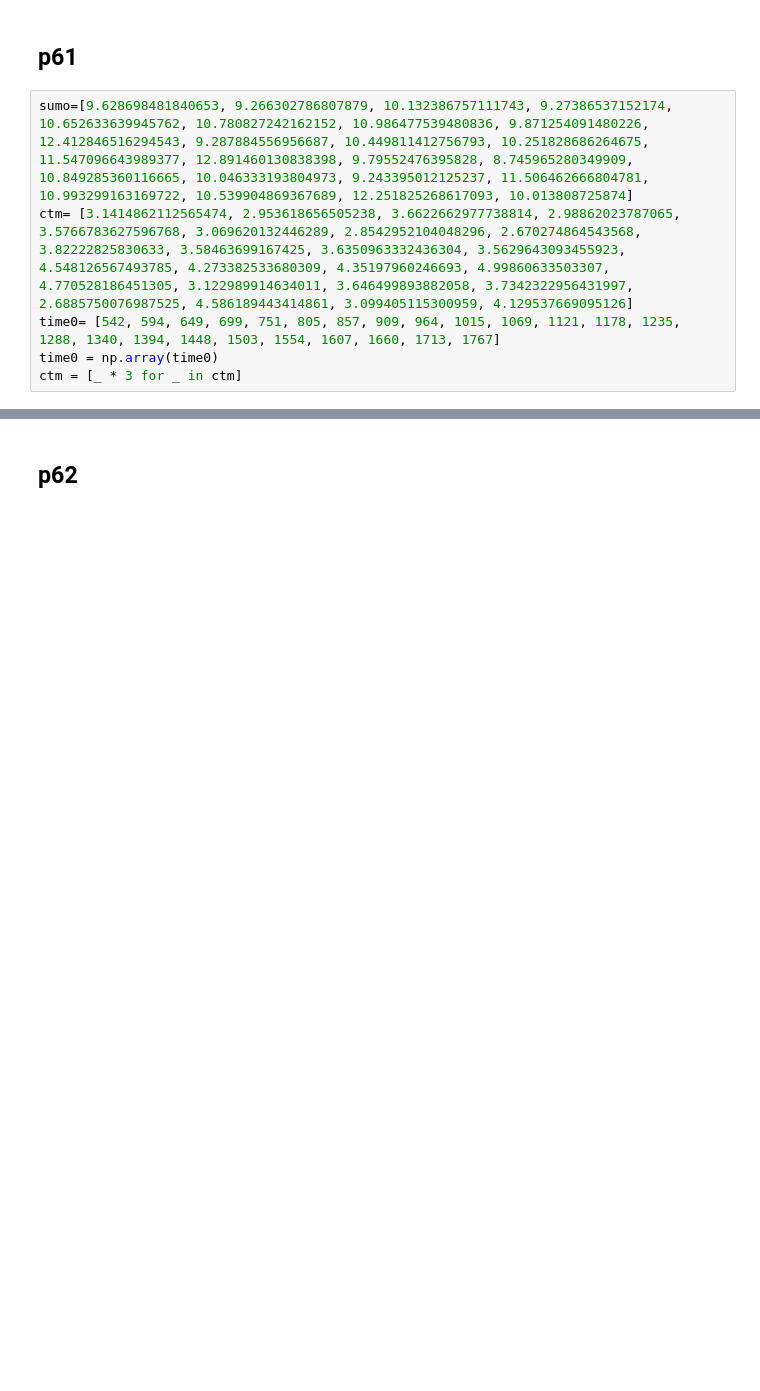
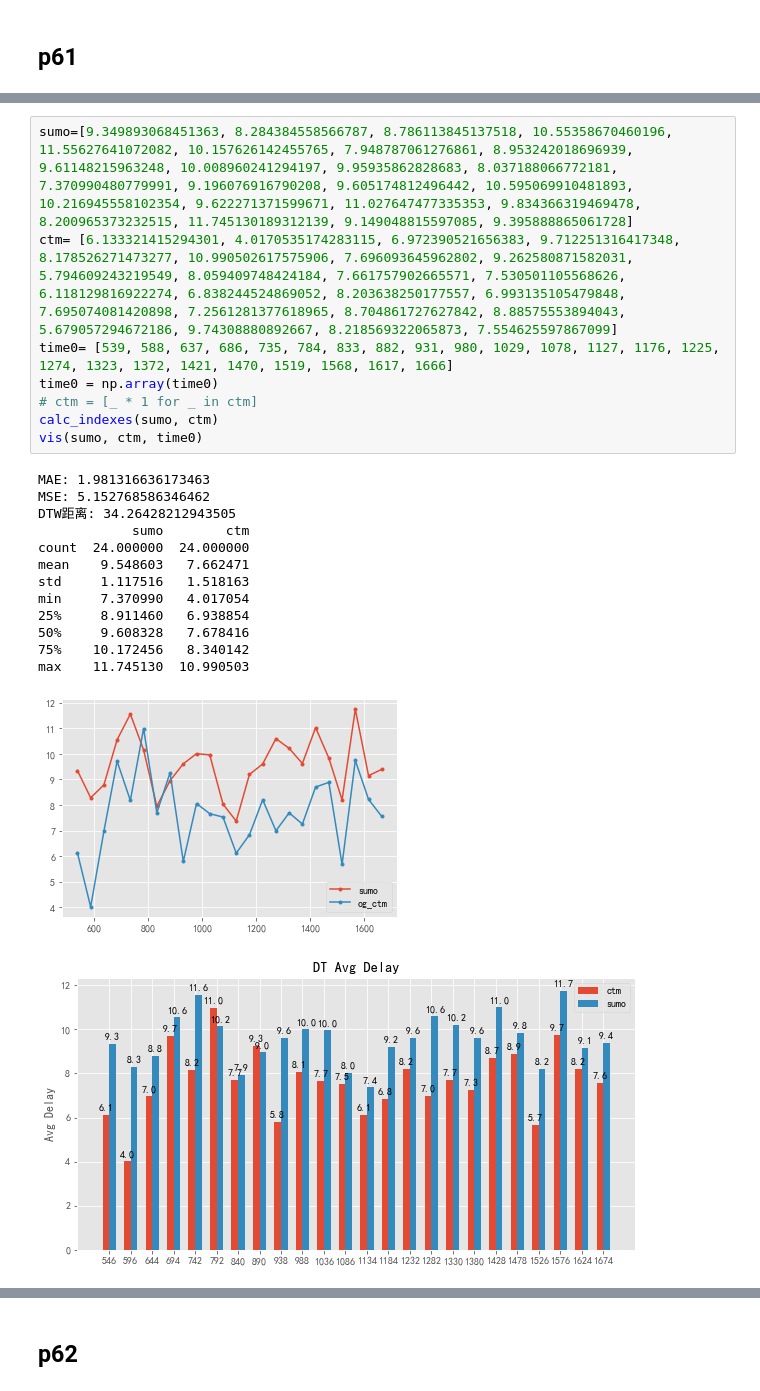
Before and after one commit to Eightina/Digital-Twin-CTM, a Jupyter notebook: Digital-Twin/ac_p6.ipynb, the cells around one changed output, grey strips where cells are left out. Drawn from its saved outputs; the diff is of its cells as text; blank space fills up the shorter version.

```diff
--- a/Digital-Twin/ac_p6.ipynb
+++ b/Digital-Twin/ac_p6.ipynb
@@ -186,8 +183,2 @@ ctm   2.589501  9.648949
 # %% [markdown]
 ## p61
-# %%
-sumo=[9.628698481840653, 9.266302786807879, 10.132386757111743, 9.27386537152174, 10.652633639945762, 10.780827242162152, 10.986477539480836, 9.871254091480226, 12.412846516294543, 9.287884556956687, 10.449811412756793, 10.251828686264675, 11.547096643989377, 12.891460130838398, 9.79552476395828, 8.745965280349909, 10.849285360116665, 10.046333193804973, 9.243395012125237, 11.506462666804781, 10.993299163169722, 10.539904869367689, 12.251825268617093, 10.013808725874]
-ctm= [3.1414862112565474, 2.953618656505238, 3.6622662977738814, 2.98862023787065, 3.5766783627596768, 3.069620132446289, 2.8542952104048296, 2.670274864543568, 3.82222825830633, 3.58463699167425, 3.6350963332436304, 3.5629643093455923, 4.548126567493785, 4.273382533680309, 4.35197960246693, 4.99860633503307, 4.770528186451305, 3.122989914634011, 3.646499893882058, 3.7342322956431997, 2.6885750076987525, 4.586189443414861, 3.099405115300959, 4.129537669095126]
-time0= [542, 594, 649, 699, 751, 805, 857, 909, 964, 1015, 1069, 1121, 1178, 1235, 1288, 1340, 1394, 1448, 1503, 1554, 1607, 1660, 1713, 1767]
-time0 = np.array(time0)
-ctm = [_ * 3 for _ in ctm]
@@ -226,0 +185,23 @@ ctm   0.162718  4.123746
+# %%
+sumo=[9.349893068451363, 8.284384558566787, 8.786113845137518, 10.55358670460196, 11.55627641072082, 10.157626142455765, 7.948787061276861, 8.953242018696939, 9.61148215963248, 10.008960241294197, 9.95935862828683, 8.037188066772181, 7.370990480779991, 9.196076916790208, 9.605174812496442, 10.595069910481893, 10.216945558102354, 9.622271371599671, 11.027647477335353, 9.834366319469478, 8.200965373232515, 11.745130189312139, 9.149048815597085, 9.395888865061728]
+ctm= [6.133321415294301, 4.0170535174283115, 6.972390521656383, 9.712251316417348, 8.178526271473277, 10.990502617575906, 7.696093645962802, 9.262580871582031, 5.794609243219549, 8.059409748424184, 7.661757902665571, 7.530501105568626, 6.118129816922274, 6.838244524869052, 8.203638250177557, 6.993135105479848, 7.695074081420898, 7.2561281377618965, 8.704861727627842, 8.88575553894043, 5.679057294672186, 9.74308880892667, 8.218569322065873, 7.554625597867099]
+time0= [539, 588, 637, 686, 735, 784, 833, 882, 931, 980, 1029, 1078, 1127, 1176, 1225, 1274, 1323, 1372, 1421, 1470, 1519, 1568, 1617, 1666]
+time0 = np.array(time0)
+# ctm = [_ * 1 for _ in ctm]
+calc_indexes(sumo, ctm)
+vis(sumo, ctm, time0)
+# %% [output]
+MAE: 1.981316636173463
+MSE: 5.152768586346462
+DTW距离: 34.26428212943505
+            sumo        ctm
+count  24.000000  24.000000
+mean    9.548603   7.662471
+std     1.117516   1.518163
+min     7.370990   4.017054
+25%     8.911460   6.938854
+50%     9.608328   7.678416
+75%    10.172456   8.340142
+max    11.745130  10.990503
+[figure, added]
+[figure, added]
```
Also changed, not shown: parts of 22 cells of this notebook, 25 other files.
